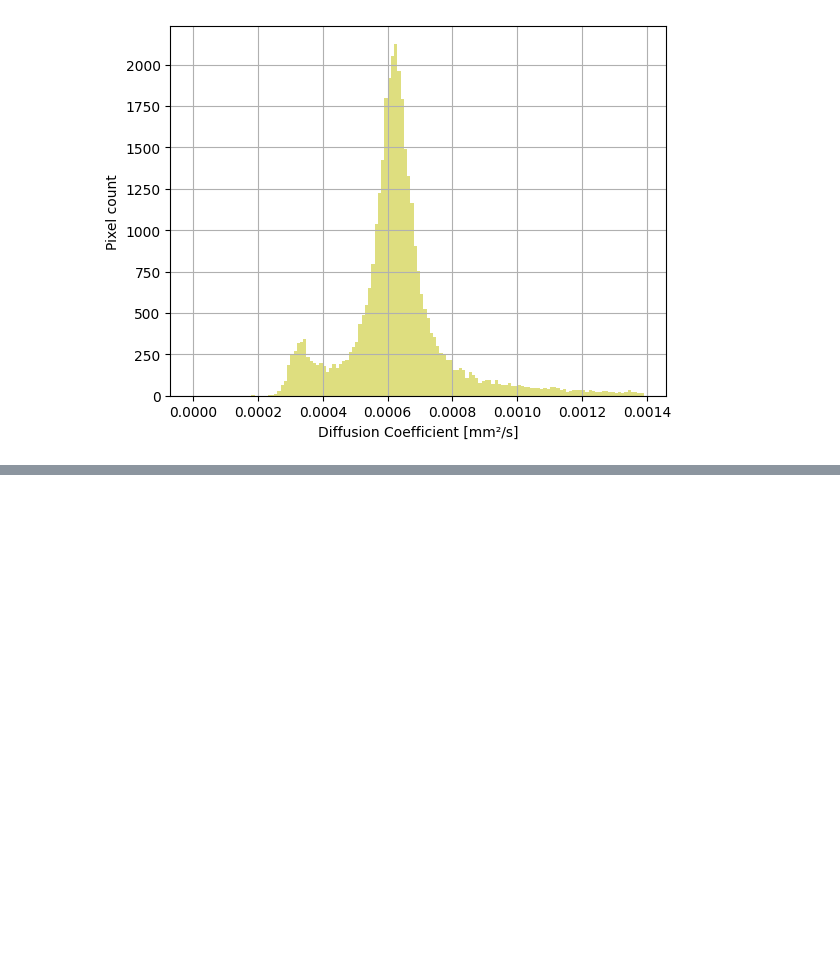
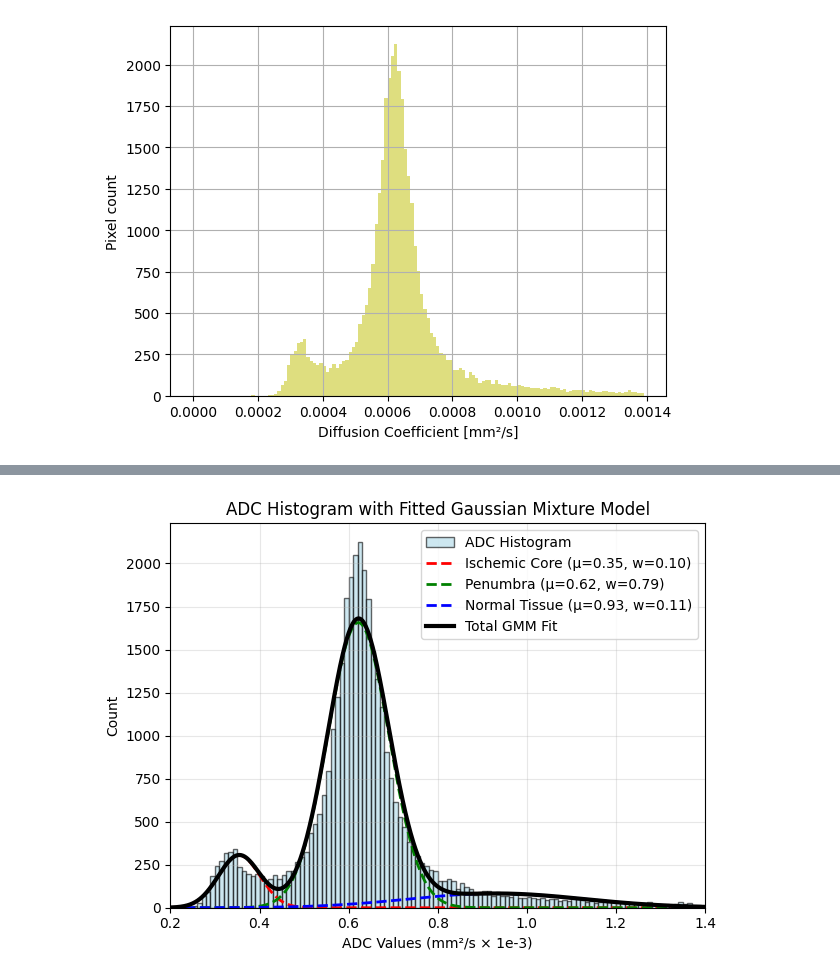
Before and after one commit to KamRoki/gmm_stroke, a Jupyter notebook: notebooks/00_demo.ipynb, the cells around one changed output, grey strips where cells are left out. Cells and saved outputs as stored; diff of their text form; code cells hidden in the pictures; blank space fills up the shorter version.

```diff
--- a/notebooks/00_demo.ipynb
+++ b/notebooks/00_demo.ipynb
@@ -130,0 +140,55 @@ Wagi: [0.09862064 0.78813812 0.11324124]
+# %%
+# Create histogram
+adc_vals_plot = ADC_map[(ADC_map >= 0.0002) & (ADC_map <= 0.0014)]
+counts, bins, patches = plt.hist(adc_vals_plot * 1e3,
+                                bins = np.arange(0.2, 1.4, 0.01),
+                                density = False,
+                                alpha = 0.6,
+                                color = 'lightblue',
+                                edgecolor = 'black',
+                                label = 'ADC Histogram')
+
+# Create x values for smooth curves
+x_range = np.linspace(0.2, 1.4, 1000)
+x_range_reshaped = x_range.reshape(-1, 1)
+
+# Plot individual Gaussian components
+colors = ['red', 'green', 'blue']
+component_names = ['Ischemic Core', 'Penumbra', 'Normal Tissue']
+
+# Scale factor to convert from density to counts
+total_samples = len(adc_vals_plot)
+bin_width = 0.01  # width of each histogram bin
+
+for i in range(gmm.n_components):
+    # Individual component - scale to counts
+    component_pdf = gmm.weights_[i] * norm.pdf(x_range,
+                                              gmm.means_[i, 0],
+                                              np.sqrt(gmm.covariances_[i, 0]))
+    component_counts = component_pdf * total_samples * bin_width
+    plt.plot(x_range,
+             component_counts,
+             color = colors[i],
+             linewidth = 2,
+             linestyle = '--',
+             label = f'{component_names[i]} (μ={gmm.means_[i, 0]:.2f}, w={gmm.weights_[i]:.2f})')
+
+# Plot total fitted GMM - scale to counts
+total_pdf = np.exp(gmm.score_samples(x_range_reshaped))
+total_counts = total_pdf * total_samples * bin_width
+plt.plot(x_range,
+         total_counts,
+         color = 'black',
+         linewidth = 3,
+         label = 'Total GMM Fit')
+
+plt.xlabel('ADC Values (mm²/s × 1e-3)')
+plt.ylabel('Count')
+plt.title('ADC Histogram with Fitted Gaussian Mixture Model')
+plt.legend()
+plt.grid(True, alpha=0.3)
+plt.xlim(0.2, 1.4)
+plt.tight_layout()
+plt.show();
+# %% [output]
+[figure, added]
```
Also changed, not shown: parts of 9 cells of this notebook, 8 other files.
